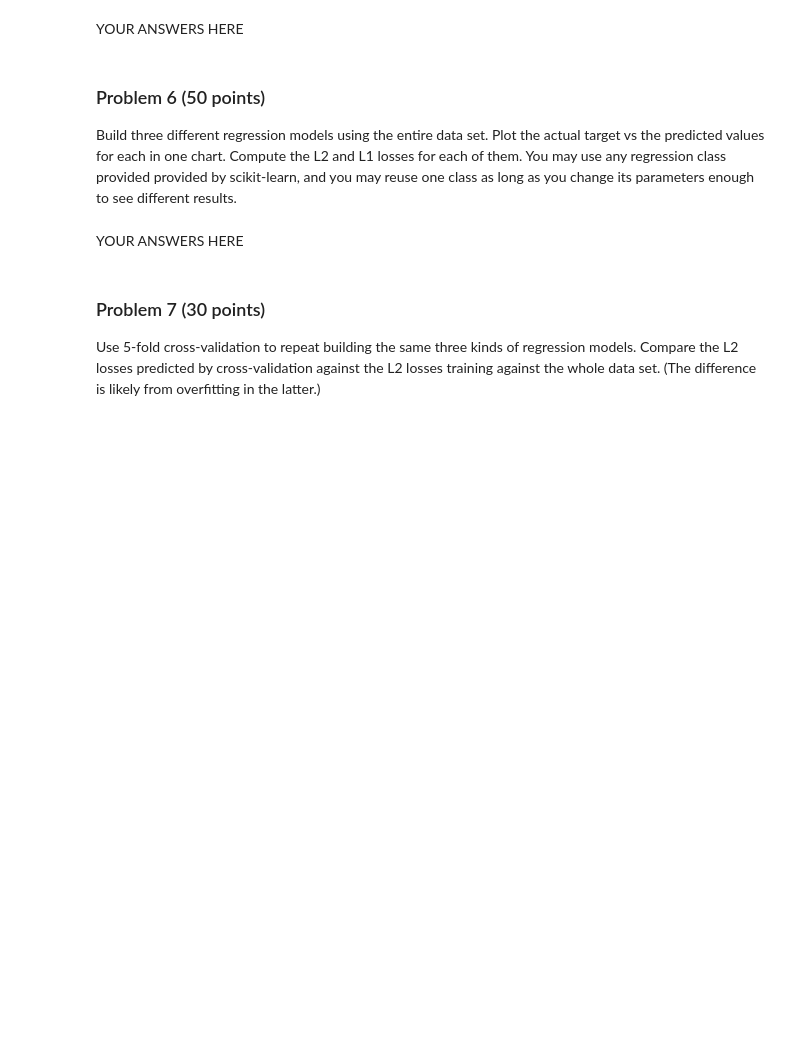
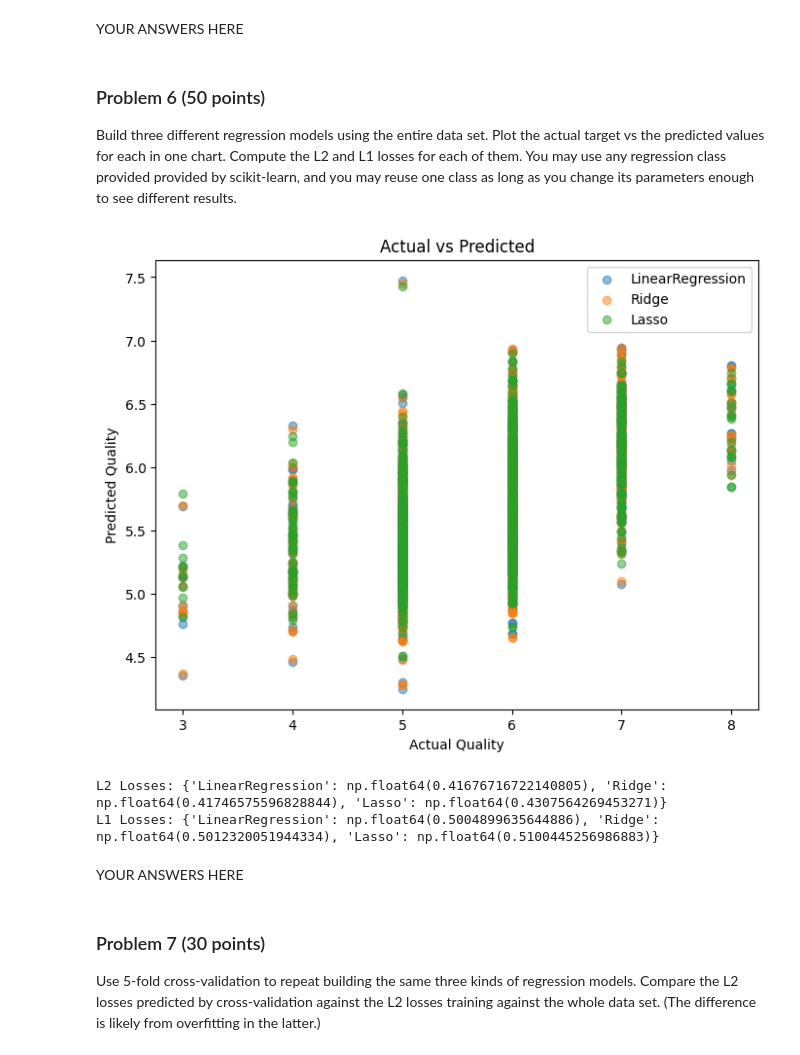
Before and after one commit to akamatt1/dx602-final-project, a Jupyter notebook: project.ipynb, the cells around one changed output. Cells and saved outputs as stored; diff of their text form; code cells hidden in the pictures; blank space fills up the shorter version.

```diff
--- a/project.ipynb
+++ b/project.ipynb
@@ -70,8 +70,3 @@ from sklearn.ensemble import RandomForestRegressor
 from sklearn.svm import SVR
 from sklearn.metrics import mean_squared_error, mean_absolute_error
 import seaborn as sns
-
-# Set style for nice plots
-plt.style.use('seaborn')
-sns.set_palette("husl")
-%matplotlib inline
@@ -102,4 +95,12 @@ wine = pd.read_csv(url, sep=";")
 
 # Quick check
 wine.shape, wine.columns.tolist()
+
+
+# If there are missing rows (there are not), drop them
+wine = wine.dropna()
+
+# Show a random sample of 10 rows
+sample10 = wine.sample(10, random_state=42)
+sample10
 # %% [output]
@@ -313,3 +310,43 @@ You may use any regression class provided provided by scikit-learn, and you may
+# %%
+# YOUR CODE HERE
+
+X = wine.drop(columns=['quality']).values
+y = wine['quality'].values
+
+models = {
+    "LinearRegression": sklearn.linear_model.LinearRegression(),
+    "Ridge": sklearn.linear_model.Ridge(alpha=1.0),
+    "Lasso": sklearn.linear_model.Lasso(alpha=0.01)
+}
+
+preds = {}
+loss_l2 = {}
+loss_l1 = {}
+
+plt.figure(figsize=(8,6))
+
+for name, model in models.items():
+    model.fit(X, y)
+    y_pred = model.predict(X)
+    preds[name] = y_pred
+
+    loss_l2[name] = np.mean((y - y_pred)**2)
+    loss_l1[name] = np.mean(np.abs(y - y_pred))
+
+    plt.scatter(y, y_pred, alpha=0.5, label=name)
+
+plt.xlabel("Actual Quality")
+plt.ylabel("Predicted Quality")
+plt.title("Actual vs Predicted")
+plt.legend()
+plt.show()
+
+print("L2 Losses:", loss_l2)
+print("L1 Losses:", loss_l1)
+# %% [output]
+[figure, added]
+L2 Losses: {'LinearRegression': np.float64(0.41676716722140805), 'Ridge': np.float64(0.41746575596828844), 'Lasso': np.float64(0.4307564269453271)}
+L1 Losses: {'LinearRegression': np.float64(0.5004899635644886), 'Ridge': np.float64(0.5012320051944334), 'Lasso': np.float64(0.5100445256986883)}
 # %% [markdown]
 YOUR ANSWERS HERE
 # %% [markdown]
```
Also changed, not shown: parts of 11 cells of this notebook.
